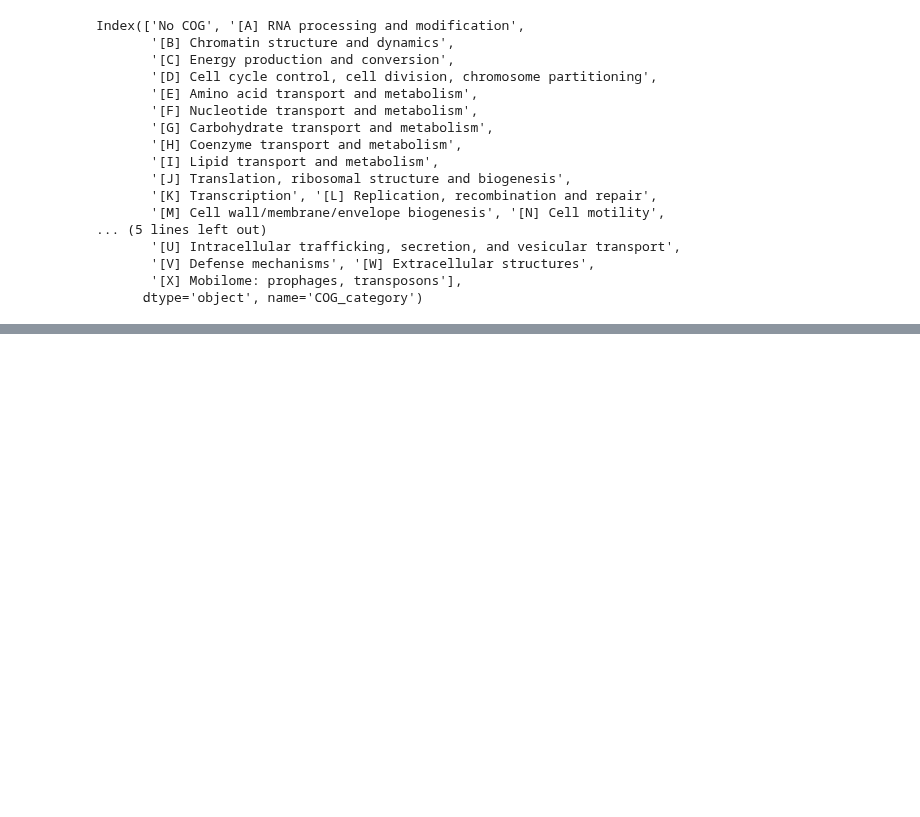
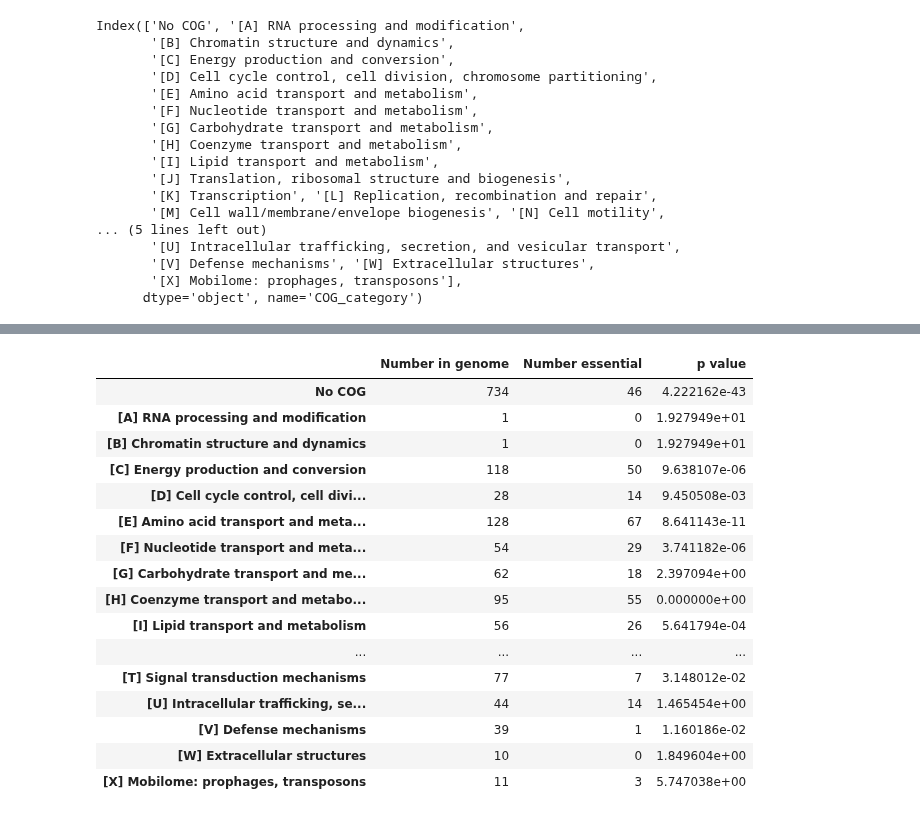
Before and after one commit to jackdesmarais/DabTransporterPaper, a Jupyter notebook: scripts/haloEnrichmentAnalysis/addCOGsToGenes.ipynb, the cells around one changed output, grey strips where cells are left out. Drawn from its saved outputs; the diff is of its cells as text; code cells hidden in the pictures; blank space fills up the shorter version.

```diff
--- a/scripts/haloEnrichmentAnalysis/addCOGsToGenes.ipynb
+++ b/scripts/haloEnrichmentAnalysis/addCOGsToGenes.ipynb
@@ -333,0 +360,28 @@ plt.show()
+# %%
+cols = {
+    'Number in genome':counts_genome,
+    'Number essential':counts_ess,
+    'p value':ps
+}
+stats_df = pd.DataFrame(cols).fillna(int(0),axis=1)
+stats_df['Number essential']=stats_df['Number essential'].astype('int')
+stats_df.to_csv('./statistics.csv')
+stats_df
+# %% [output]
+|  | Number in genome | Number essential | p value |
+| No COG | 734 | 46 | 4.222162e-43 |
+| [A] RNA processing and modification | 1 | 0 | 1.927949e+01 |
+| [B] Chromatin structure and dynamics | 1 | 0 | 1.927949e+01 |
+| [C] Energy production and conversion | 118 | 50 | 9.638107e-06 |
+| [D] Cell cycle control, cell divi... | 28 | 14 | 9.450508e-03 |
+| [E] Amino acid transport and meta... | 128 | 67 | 8.641143e-11 |
+| [F] Nucleotide transport and meta... | 54 | 29 | 3.741182e-06 |
+| [G] Carbohydrate transport and me... | 62 | 18 | 2.397094e+00 |
+| [H] Coenzyme transport and metabo... | 95 | 55 | 0.000000e+00 |
+| [I] Lipid transport and metabolism | 56 | 26 | 5.641794e-04 |
+| ... | ... | ... | ... |
+| [T] Signal transduction mechanisms | 77 | 7 | 3.148012e-02 |
+| [U] Intracellular trafficking, se... | 44 | 14 | 1.465454e+00 |
+| [V] Defense mechanisms | 39 | 1 | 1.160186e-02 |
+| [W] Extracellular structures | 10 | 0 | 1.849604e+00 |
+| [X] Mobilome: prophages, transposons | 11 | 3 | 5.747038e+00 |
```
Also changed, not shown: parts of 11 cells of this notebook, 6 other files.
